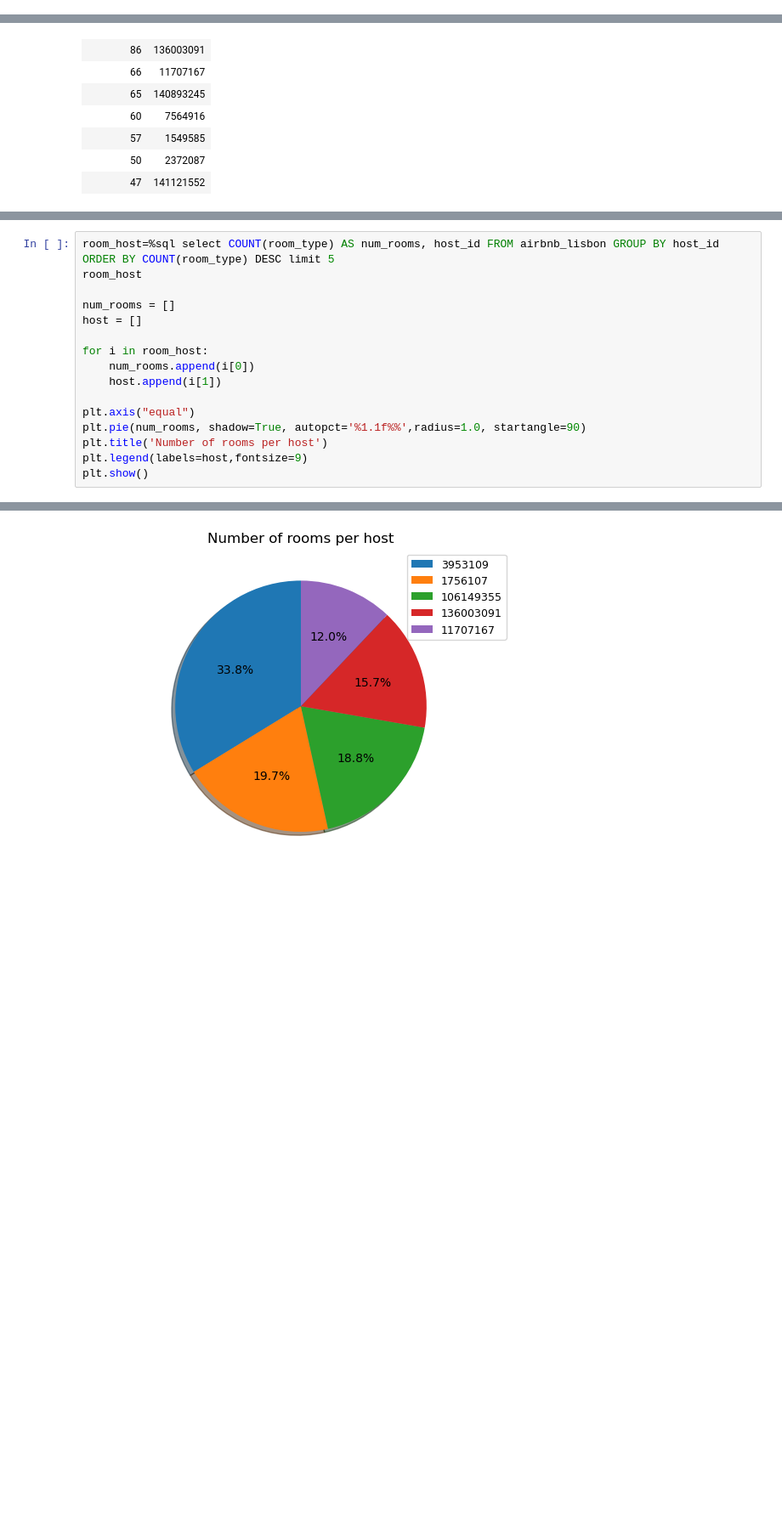
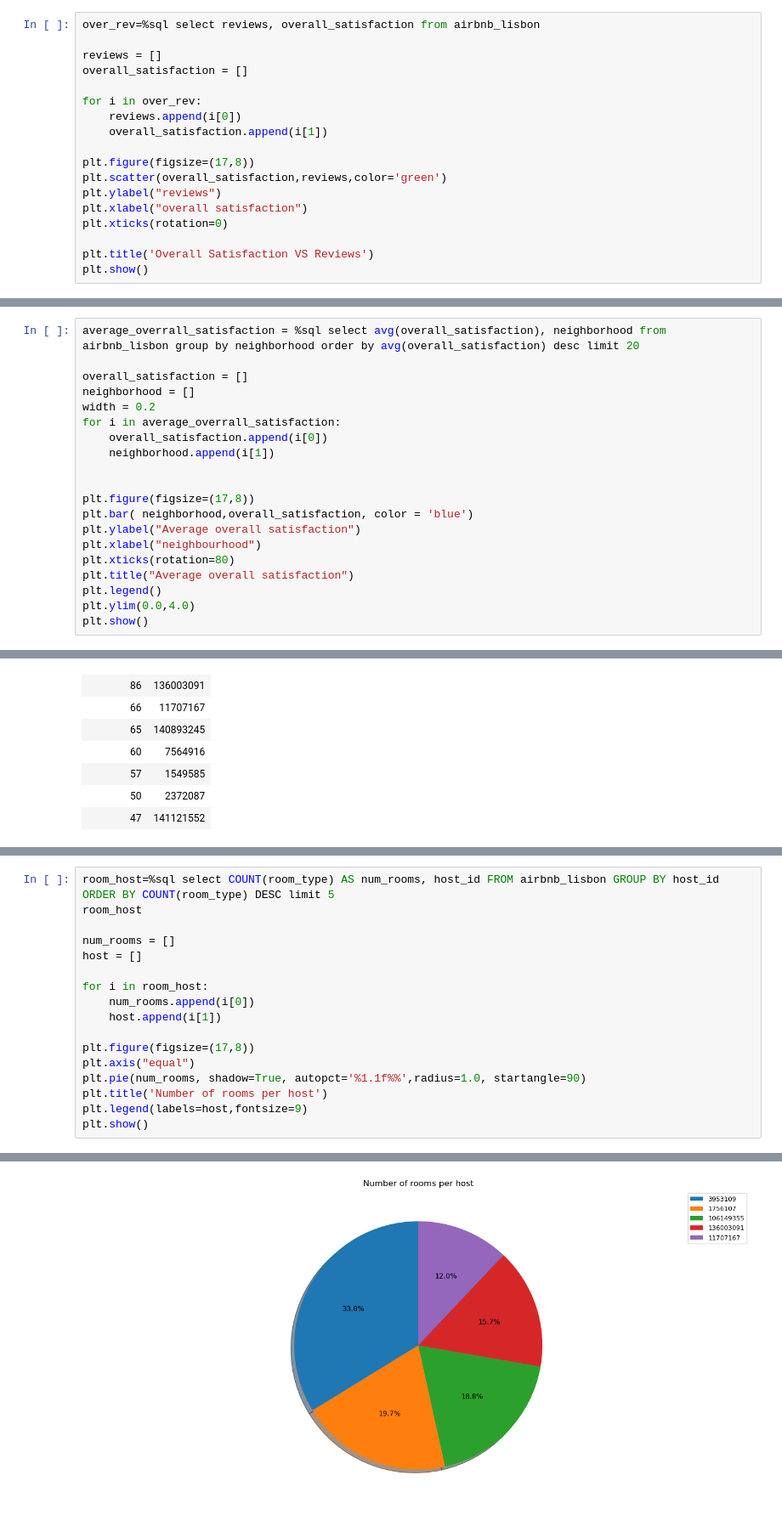
Before and after one commit to The-DigitalAcademy/No_Name-Data-Visualization-and-Analysis---Airbnb_lisbon-, a Jupyter notebook: dataset_airBnB.ipynb, the cells around one changed output, grey strips where cells are left out. Shown at 85% size. Cells and saved outputs as stored; diff of their text form; blank space fills up the shorter version.

```diff
--- a/dataset_airBnB.ipynb
+++ b/dataset_airBnB.ipynb
@@ -139,0 +156,18 @@ plt.show()
+# %%
+over_rev=%sql select reviews, overall_satisfaction from airbnb_lisbon
+
+reviews = []
+overall_satisfaction = []
+
+for i in over_rev:
+    reviews.append(i[0])
+    overall_satisfaction.append(i[1])
+
+plt.figure(figsize=(17,8))
+plt.scatter(overall_satisfaction,reviews,color='green')
+plt.ylabel("reviews")
+plt.xlabel("overall satisfaction")
+plt.xticks(rotation=0)
+
+plt.title('Overall Satisfaction VS Reviews')
+plt.show()
@@ -163,0 +207,20 @@ plt.show()
+# %%
+average_overrall_satisfaction = %sql select avg(overall_satisfaction), neighborhood from airbnb_lisbon group by neighborhood order by avg(overall_satisfaction) desc limit 20
+
+overall_satisfaction = []
+neighborhood = []
+width = 0.2
+for i in average_overrall_satisfaction:
+    overall_satisfaction.append(i[0])
+    neighborhood.append(i[1])
+
+
+plt.figure(figsize=(17,8))
+plt.bar( neighborhood,overall_satisfaction, color = 'blue')
+plt.ylabel("Average overall satisfaction")
+plt.xlabel("neighbourhood")
+plt.xticks(rotation=80)
+plt.title("Average overall satisfaction")
+plt.legend()
+plt.ylim(0.0,4.0)
+plt.show()
@@ -184,22 +253,23 @@ room_host
 # %%
 room_host=%sql select COUNT(room_type) AS num_rooms, host_id FROM airbnb_lisbon GROUP BY host_id ORDER BY COUNT(room_type) DESC limit 5
 room_host
 
 num_rooms = []
 host = []
 
 for i in room_host:
     num_rooms.append(i[0])
     host.append(i[1])
 
+plt.figure(figsize=(17,8))
 plt.axis("equal")
 plt.pie(num_rooms, shadow=True, autopct='%1.1f%%',radius=1.0, startangle=90)
 plt.title('Number of rooms per host')
 plt.legend(labels=host,fontsize=9)
 plt.show()
 # %% [output]
    postgresql://gnsiobsurufrtp:***@ec2-18-234-17-166.compute-1.amazonaws.com:5432/d37pct9o6m3u5r
  * postgresql://postgres:***@localhost:5432/postgres
 5 rows affected.
-[figure, old version]
+[figure, new version]
 # %% [markdown]
```
Also changed, not shown: parts of 35 cells of this notebook.
